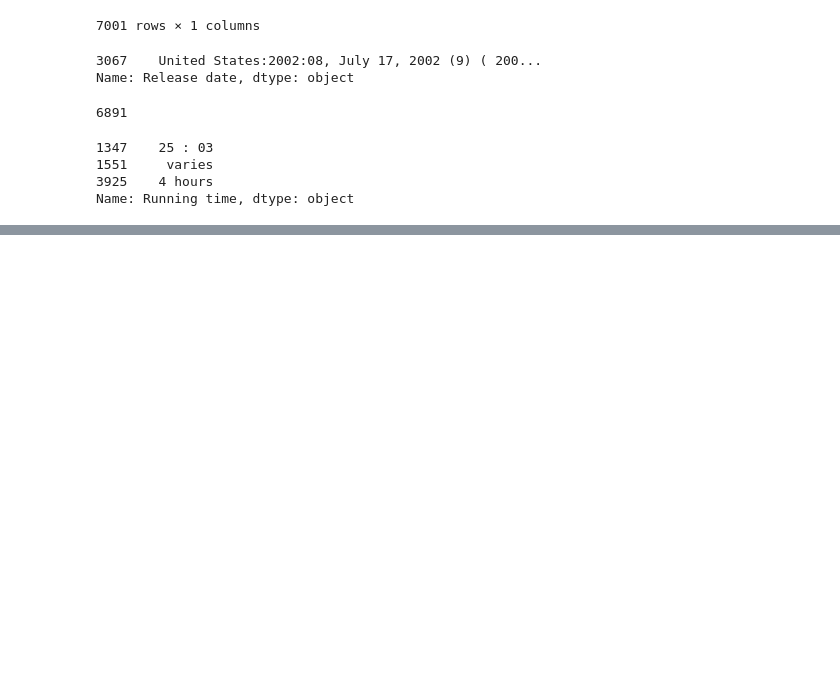
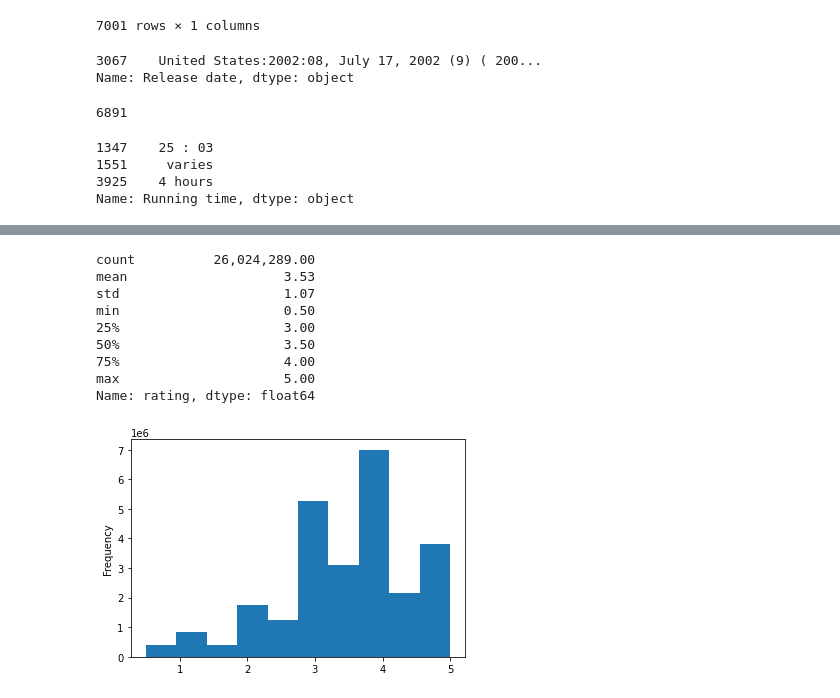
Before and after one commit to mearsdj/Movies-ETL, a Jupyter notebook: ETL_Notebook.ipynb, the cells around one changed output, grey strips where cells are left out. Drawn from its saved outputs; the diff is of its cells as text; code cells hidden in the pictures; blank space fills up the shorter version.

```diff
--- a/ETL_Notebook.ipynb
+++ b/ETL_Notebook.ipynb
@@ -650,0 +736,19 @@ wiki_movies_df.drop('Running time', axis=1, inplace=True)
+# %%
+#check of dates looks ok, so convert column
+ratings['timestamp'] = pd.to_datetime(ratings['timestamp'], unit='s')
+# %%
+#create histogram to quickly get a sense of how ratings are distributed and see if anything looks really odd...
+pd.options.display.float_format = '{:20,.2f}'.format
+ratings['rating'].plot(kind='hist')
+ratings['rating'].describe()
+# %% [output]
+count          26,024,289.00
+mean                    3.53
+std                     1.07
+min                     0.50
+25%                     3.00
+50%                     3.50
+75%                     4.00
+max                     5.00
+Name: rating, dtype: float64
+[figure, added]
```
Also changed, not shown: parts of 10 cells of this notebook.
